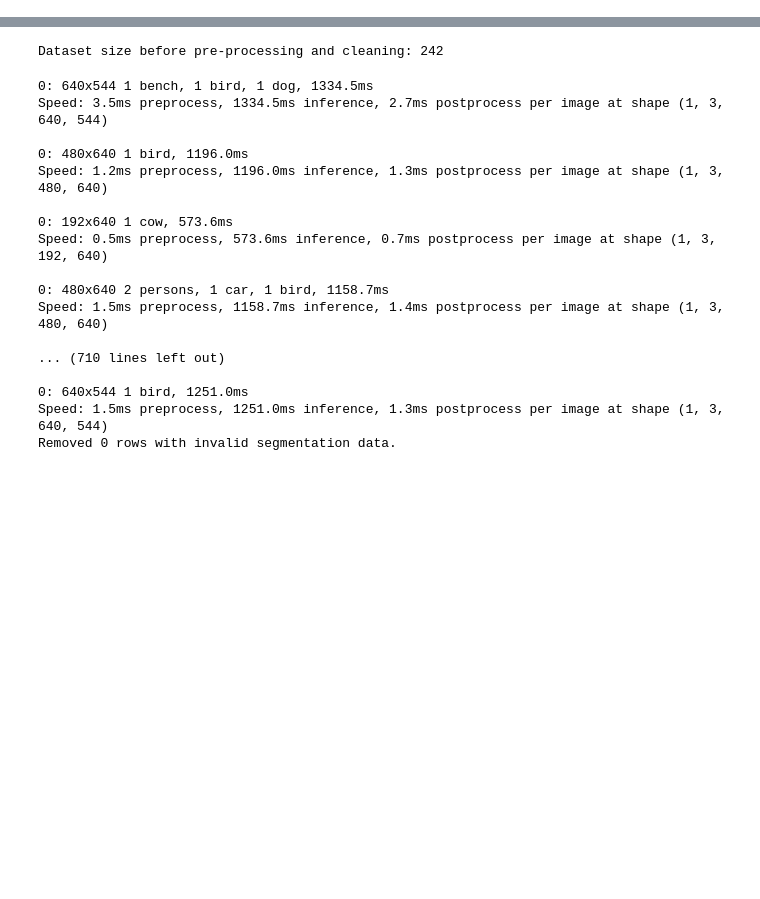
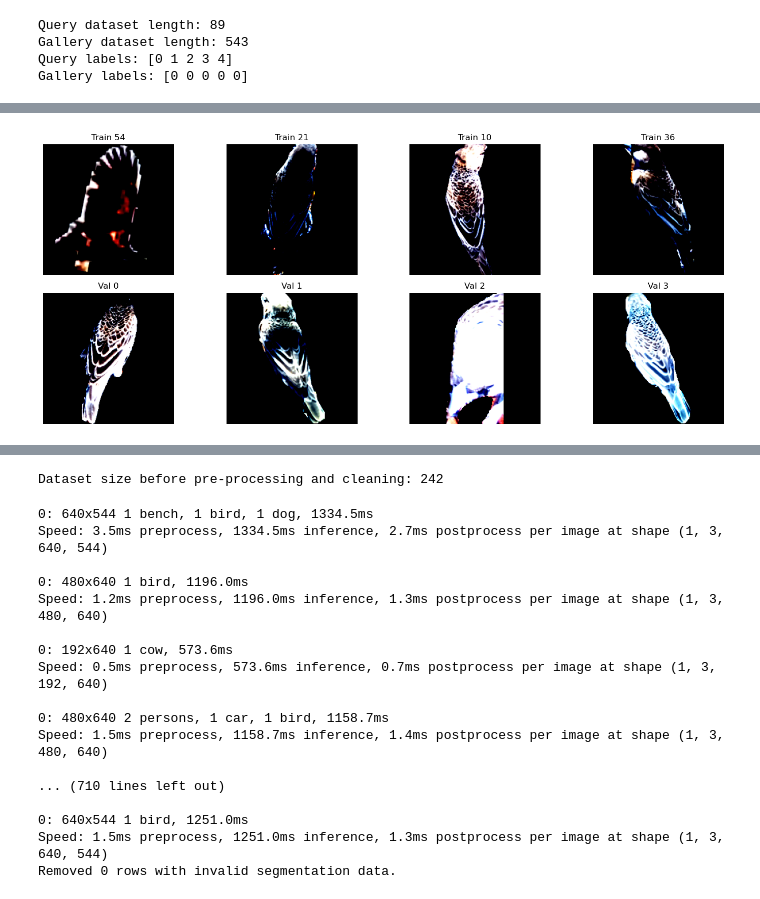
Before and after one commit to ameeassad/EagleID, a Jupyter notebook: notebooks/combine_datasets.ipynb, the cells around one changed output, grey strips where cells are left out. Drawn from its saved outputs; the diff is of its cells as text; code cells hidden in the pictures; blank space fills up the shorter version.

Commit message:
allbirds training

```diff
--- a/notebooks/combine_datasets.ipynb
+++ b/notebooks/combine_datasets.ipynb
@@ -12,0 +138,13 @@ path_ATRW = '/Users/amee/Documents/code/master-thesis/datasets/ATRW/'
+# %%
+data_allbirds = WildlifeDataModule(
+                            metadata=pd.read_csv('/Users/amee/Documents/code/master-thesis/EagleID/dataset/dataframe/cache_allbirds_split.csv'),
+                            data_dir=root,
+                            preprocess_lvl=2,
+                            batch_size=4,
+                            cache_path="/Users/amee/Documents/code/master-thesis/EagleID/dataset/dataframe/cache_allbirds_split.csv", # METADATA SPLIT
+                            animal_cat="bird",
+                            splitter ='metadata_split',  # METADATA SPLIT
+                            only_cache=True,
+                            wildlife_names='raptors, BirdIndividualID',
+                            precompute=True,
+                          )
@@ -12,0 +191,45 @@ path_ATRW = '/Users/amee/Documents/code/master-thesis/datasets/ATRW/'
+# %%
+import matplotlib.pyplot as plt
+import numpy as np
+
+def visualize_images(train_dataloader, val_dataloader, num_images=4):
+    # Load a batch from the train and validation dataloaders
+    train_batch = next(iter(train_dataloader))  # Get a batch from train dataloader
+    val_batch = next(iter(val_dataloader))  # Get a batch from validation dataloader
+
+    # Assuming the batch contains images and labels, modify accordingly if the structure is different
+    train_images, train_labels = train_batch  # Change as per your data structure
+    val_images, val_labels = val_batch  # Change as per your data structure
+
+    # Setup plot
+    fig, axes = plt.subplots(2, num_images, figsize=(15, 6))
+
+    # Plot train images
+    for i in range(num_images):
+        ax = axes[0, i]
+        image = train_images[i].permute(1, 2, 0).numpy()  # Change this if needed for correct channels format
+        ax.imshow(image)
+        ax.set_title(f"Train {train_labels[i]}")
+        ax.axis('off')  # Hide axes
+
+    # Plot validation images
+    for i in range(num_images):
+        ax = axes[1, i]
+        image = val_images[i].permute(1, 2, 0).numpy()  # Change this if needed for correct channels format
+        ax.imshow(image)
+        ax.set_title(f"Val {val_labels[i]}")
+        ax.axis('off')  # Hide axes
+
+    # Show the plot
+    plt.tight_layout()
+    plt.show()
+
+# Usage
+train_loader = data_allbirds.train_dataloader()
+val_loader = data_allbirds.val_dataloader()[0]  # Assuming we want the query loader
+visualize_images(train_loader, val_loader)
+# %% [output]
+Query dataset length: 89
+Gallery dataset length: 543
+Query labels: [0 1 2 3 4]
+Gallery labels: [0 0 0 0 0]
@@ -13 +244,2 @@ path_ATRW = '/Users/amee/Documents/code/master-thesis/datasets/ATRW/'
+[figure, added]
 # %%
```
Also changed, not shown: parts of 10 cells of this notebook, 6 other files.
